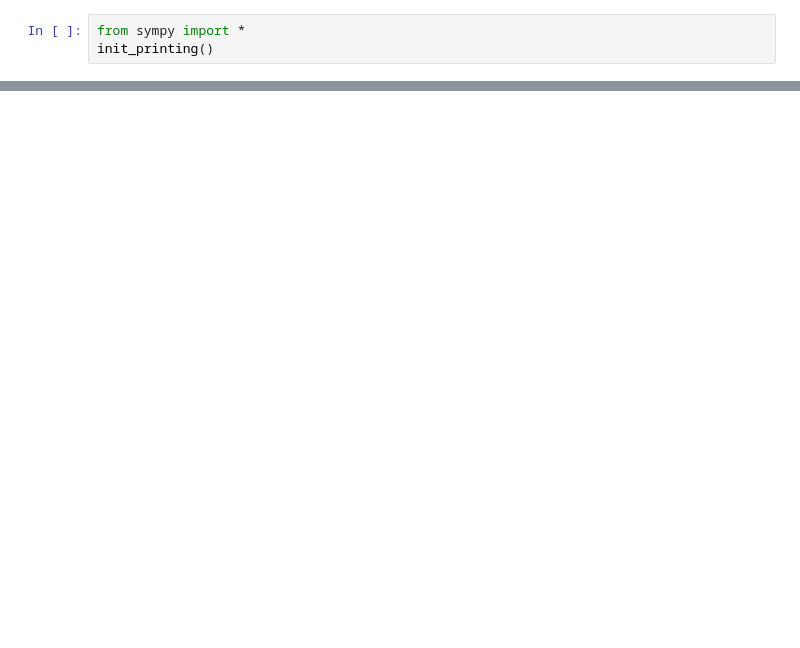
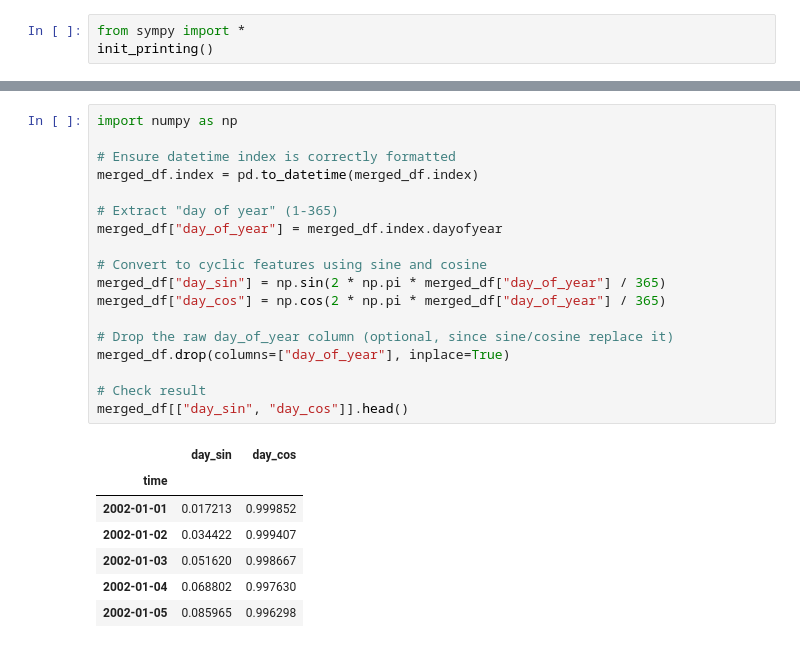
Before and after one commit to nicolaigarder/Forecasting-water-inflow, a Jupyter notebook: LSTM.ipynb, the cells around one changed output, grey strips where cells are left out. Cells and saved outputs as stored; diff of their text form; blank space fills up the shorter version.

```diff
--- a/LSTM.ipynb
+++ b/LSTM.ipynb
@@ -44 +44,27 @@ merged_df.head()
+# %%
+import numpy as np
+
+# Ensure datetime index is correctly formatted
+merged_df.index = pd.to_datetime(merged_df.index)
+
+# Extract "day of year" (1-365)
+merged_df["day_of_year"] = merged_df.index.dayofyear
+
+# Convert to cyclic features using sine and cosine
+merged_df["day_sin"] = np.sin(2 * np.pi * merged_df["day_of_year"] / 365)
+merged_df["day_cos"] = np.cos(2 * np.pi * merged_df["day_of_year"] / 365)
+
+# Drop the raw day_of_year column (optional, since sine/cosine replace it)
+merged_df.drop(columns=["day_of_year"], inplace=True)
+
+# Check result
+merged_df[["day_sin", "day_cos"]].head()
+# %% [output]
+|  | day_sin | day_cos |
+| time |  |  |
+| 2002-01-01 | 0.017213 | 0.999852 |
+| 2002-01-02 | 0.034422 | 0.999407 |
+| 2002-01-03 | 0.051620 | 0.998667 |
+| 2002-01-04 | 0.068802 | 0.997630 |
+| 2002-01-05 | 0.085965 | 0.996298 |
 # %%
```
Also changed, not shown: parts of 3 cells of this notebook, 1 other file.
